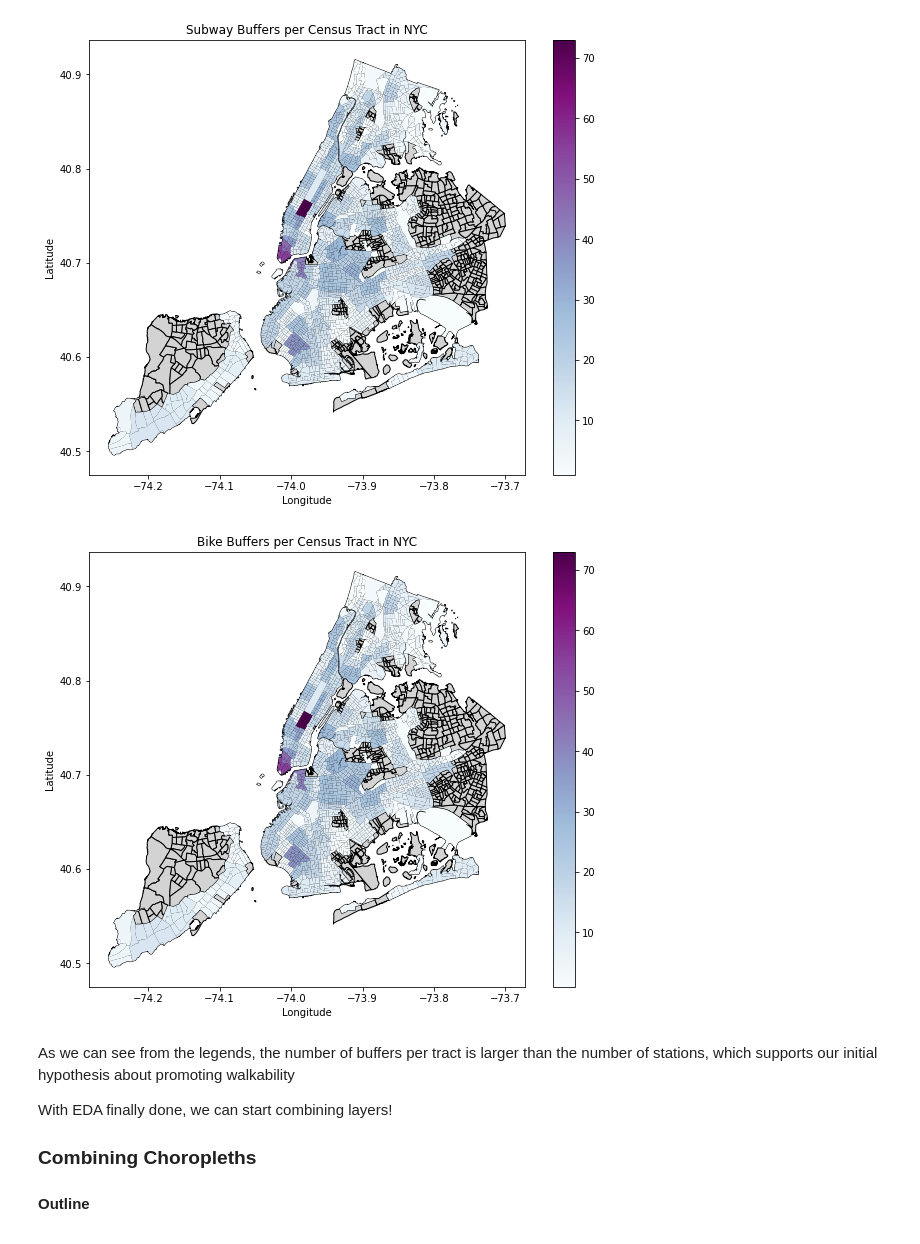
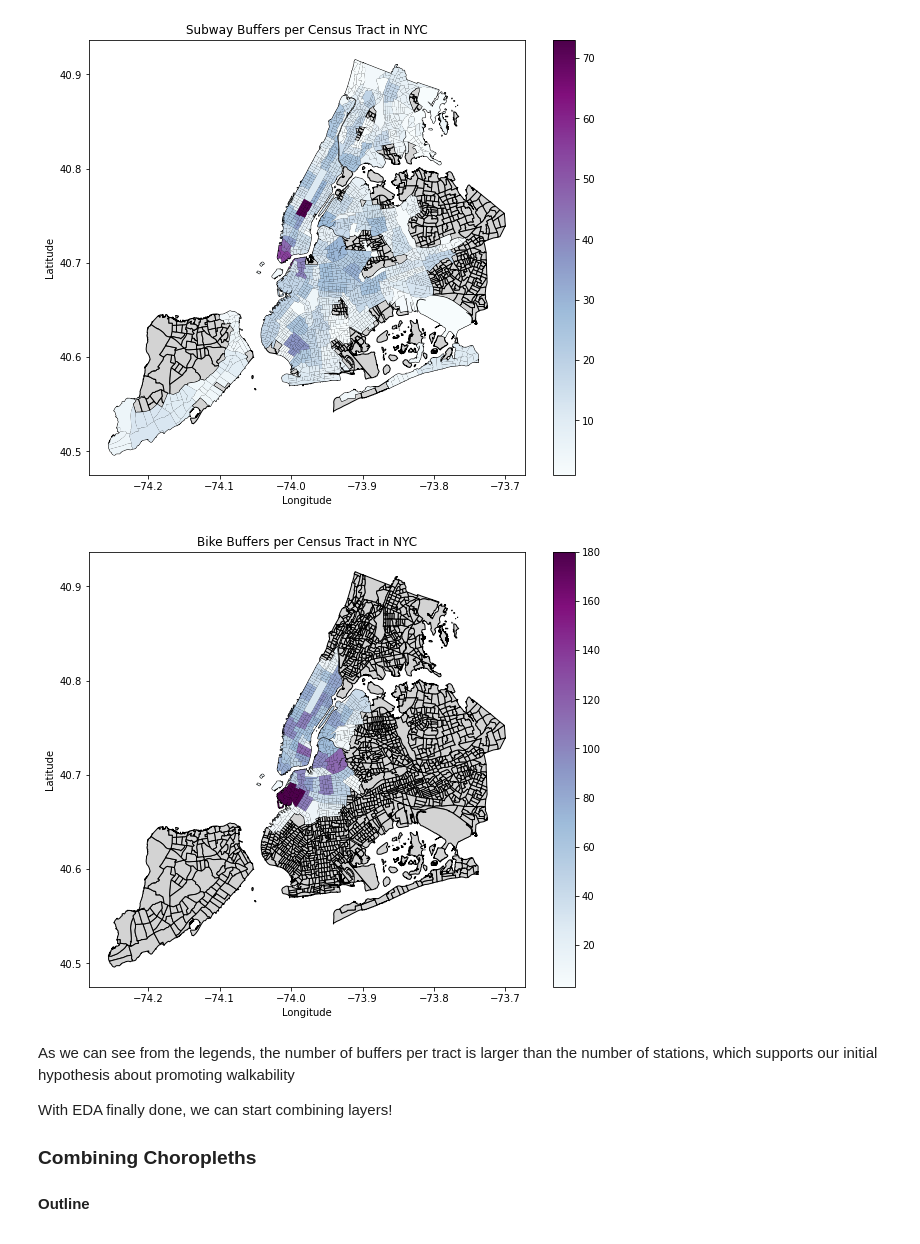
Before and after one commit to natdosan/causal-analysis-nyc-transit, a Jupyter notebook: final_project_032024 (1).ipynb, the cells around one changed output. Drawn from its saved outputs; the diff is of its cells as text; code cells hidden in the pictures.

```diff
--- a/final_project_032024 (1).ipynb
+++ b/final_project_032024 (1).ipynb
@@ -483,22 +493,22 @@ plt.show()
 # %%
 # 1. Perform spatial join
 bike_stations_with_tracts = gpd.sjoin(gpd.GeoDataFrame(geometry = bike_stations['buffer']), nyc_boundaries, how='inner', predicate='intersects')
 
 # 2. Aggregate by census tract
-bike_station_counts = subway_stations_with_tracts.groupby('NTA2020').size().reset_index(name='subway_station_count')
+bike_station_counts = bike_stations_with_tracts.groupby('NTA2020').size().reset_index(name='bike_buffer_count')
 
 # 3. Merge aggregated counts back into nyc_boundaries
 nyc_boundaries_with_bike_counts = pd.merge(nyc_boundaries, bike_station_counts, on='NTA2020', how='left')
 
 fig, ax = plt.subplots(figsize=(10, 8))
 nyc_boundaries.plot(ax=ax, color='lightgray', edgecolor='black')
-nyc_boundaries_with_subway_counts.plot(ax=ax, column='subway_station_count', cmap='BuPu', figsize=(10, 8), legend=True)
+nyc_boundaries_with_bike_counts.plot(ax=ax, column='bike_buffer_count', cmap='BuPu', figsize=(10, 8), legend=True)
 plt.title('Bike Buffers per Census Tract in NYC')
 plt.xlabel('Longitude')
 plt.ylabel('Latitude')
 plt.show()
 # %% [output]
-[figure, old version]
+[figure, new version]
 # %% [markdown]
 As we can see from the legends, the number of buffers per tract is larger than the number of stations, which supports our initial hypothesis about promoting walkability
 
```
Also changed, not shown: parts of 48 cells of this notebook.
